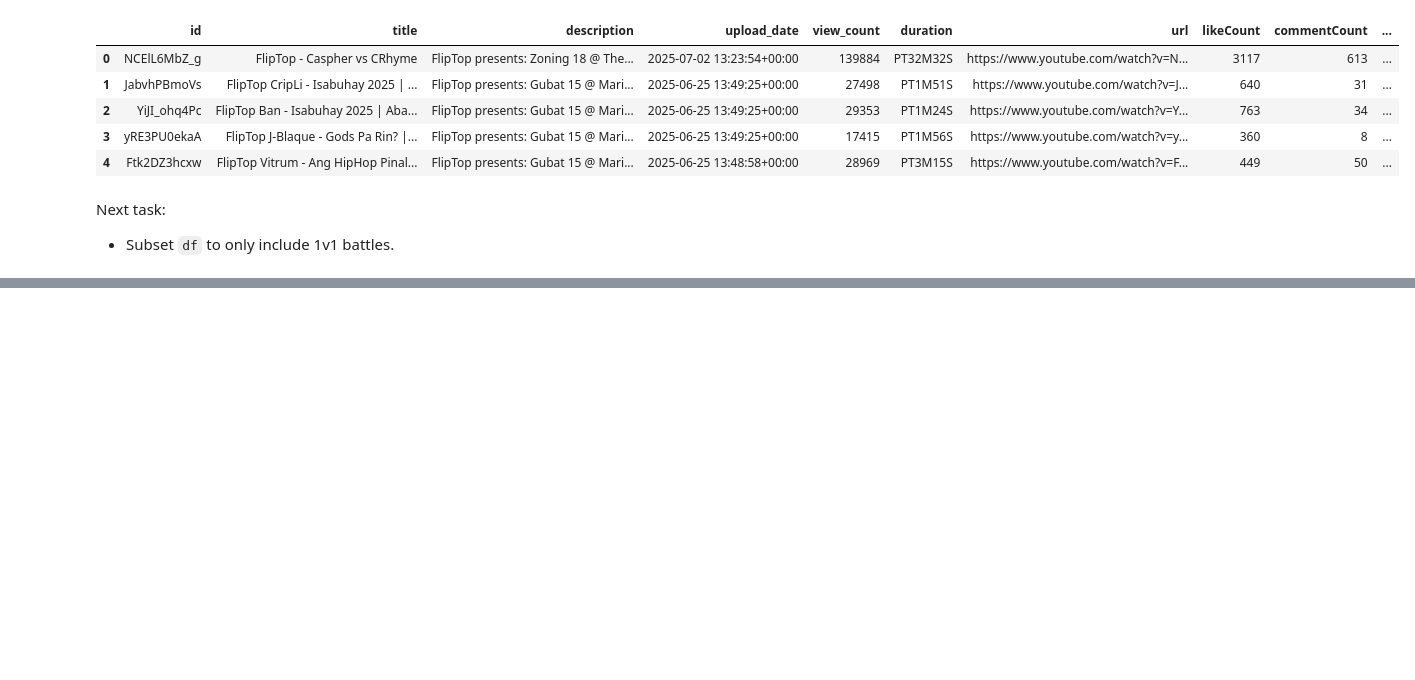
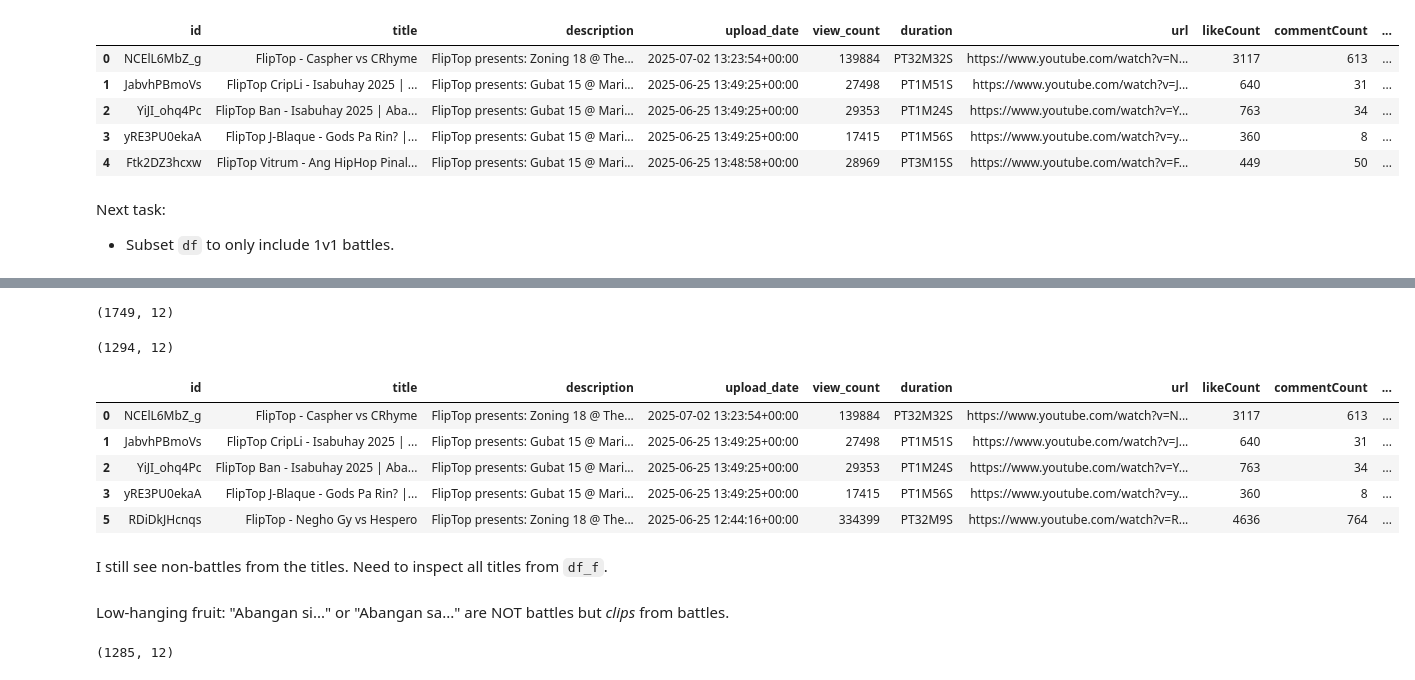
Before and after one commit to russluber/fliptop-analysis, a Jupyter notebook: notebooks/eda.ipynb, the cells around one changed output, grey strips where cells are left out. Saved outputs shown, nothing was run; the diff lists cells and outputs as text; code cells hidden in the pictures; blank space fills up the shorter version.

Commit message:
Cleaning data using regex and heuristics on titles to get 1v1 battles

```diff
--- a/notebooks/eda.ipynb
+++ b/notebooks/eda.ipynb
@@ -204,0 +255,36 @@ Next task:
+# %%
+df.shape
+# %% [output]
+(1749, 12)
+# %%
+# Include if "vs" in the title
+with_vs = df[df["title"].str.contains(r"\bvs\b", case=False, regex=True)]
+
+# Key words and phrases to exclude
+exclude_keywords = [
+    "tryout", "tryouts", "beatbox", "beat box", "flyer", "promo", "promos",
+    "anygma machine", "unggoyan", "pre-battle interviews", "interview",
+    "interviews", "salitang ugat", "trailer", "video flyer", "[live]",
+    "silip", "sound check", "tribute", "anniversary party","tutok", "review"
+]
+
+# Regex OR pattern to discard non-battles
+exclude_pattern = "|".join([re.escape(word) for word in exclude_keywords])
+
+
+df_f = with_vs[~with_vs["title"].str.contains(exclude_pattern, case=False, regex=True)]
+# %%
+df_f.shape
+# %% [output]
+(1294, 12)
+# %%
+df_f.head()
+# %% [output]
+|  | id | title | description | upload_date | view_count | duration | url | likeCount | commentCount | ... |
+| 0 | NCElL6MbZ_g | FlipTop - Caspher vs CRhyme | FlipTop presents: Zoning 18 @ The... | 2025-07-02 13:23:54+00:00 | 139884 | PT32M32S | https://www.youtube.com/watch?v=N... | 3117 | 613 | ... |
+| 1 | JabvhPBmoVs | FlipTop CripLi - Isabuhay 2025 | ... | FlipTop presents: Gubat 15 @ Mari... | 2025-06-25 13:49:25+00:00 | 27498 | PT1M51S | https://www.youtube.com/watch?v=J... | 640 | 31 | ... |
+| 2 | YiJI_ohq4Pc | FlipTop Ban - Isabuhay 2025 | Aba... | FlipTop presents: Gubat 15 @ Mari... | 2025-06-25 13:49:25+00:00 | 29353 | PT1M24S | https://www.youtube.com/watch?v=Y... | 763 | 34 | ... |
+| 3 | yRE3PU0ekaA | FlipTop J-Blaque - Gods Pa Rin? |... | FlipTop presents: Gubat 15 @ Mari... | 2025-06-25 13:49:25+00:00 | 17415 | PT1M56S | https://www.youtube.com/watch?v=y... | 360 | 8 | ... |
+| 5 | RDiDkJHcnqs | FlipTop - Negho Gy vs Hespero | FlipTop presents: Zoning 18 @ The... | 2025-06-25 12:44:16+00:00 | 334399 | PT32M9S | https://www.youtube.com/watch?v=R... | 4636 | 764 | ... |
+# %% [markdown]
+I still see non-battles from the titles. Need to inspect all titles from `df_f`.
@@ -204,0 +296,2 @@ Next task:
+# %% [markdown]
+Low-hanging fruit: "Abangan si..." or "Abangan sa..." are NOT battles but *clips* from battles.
@@ -204,0 +301,4 @@ Next task:
+# %%
+df_f.shape
+# %% [output]
+(1285, 12)
```
Also changed, not shown: parts of 24 cells of this notebook.
